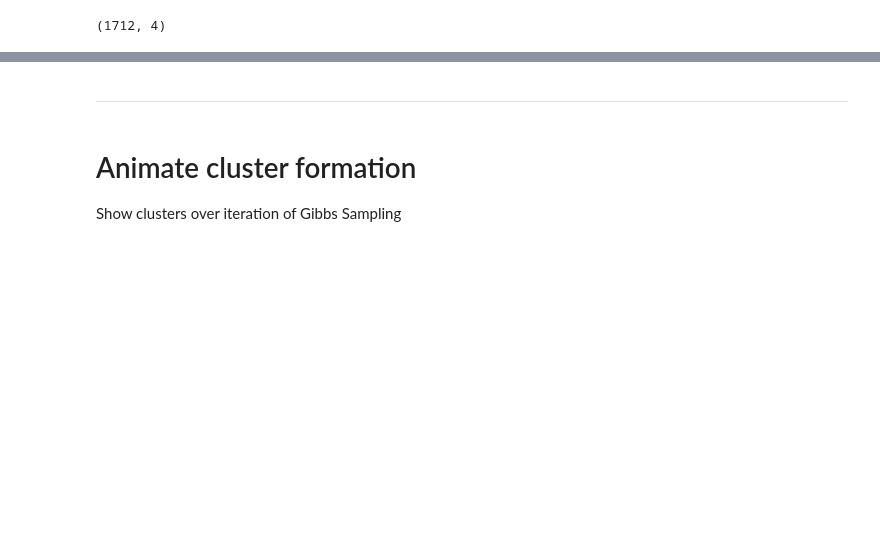
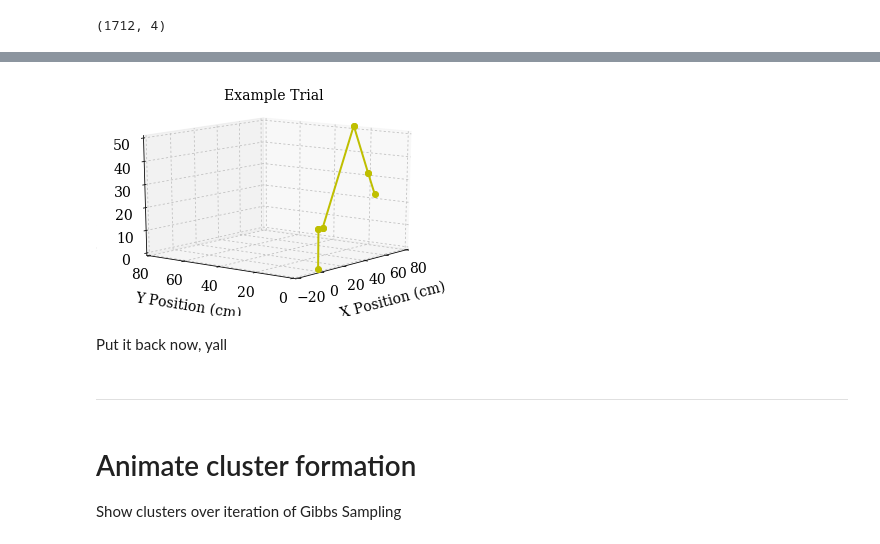
Before and after one commit to mitchallain/BeagleBone-excavator, a Jupyter notebook: jupyter/ML/task-learning.ipynb, the cells around one changed output, grey strips where cells are left out. Drawn from its saved outputs; the diff is of its cells as text; code cells hidden in the pictures; blank space fills up the shorter version.

```diff
--- a/jupyter/ML/task-learning.ipynb
+++ b/jupyter/ML/task-learning.ipynb
@@ -390,0 +576,4 @@ colors = ['b', 'g', 'r', 'y', 'm', 'c']
+# %%
+# Actions corresponding to the start of the action classes
+actions_condense_xyz = actions_xyz[indexes]
+actions_condense_xyz_smooth = actions_xyz_smooth[indexes]
@@ -412,0 +763,32 @@ anim = FuncAnimation(fig, update,
+# %%
+fig = plt.figure()
+ax = fig.gca(projection='3d')
+
+savefig_kw = {'pad_inches': 0.5}
+
+# for i in mode_set - set([101, 149]):
+#     trajectories.draw_exc(ax, states[i])
+
+def update(i):
+    plt.cla()
+    plt.title('Example Trial', family='serif', fontsize=14)
+#     ax.scatter(*np.split(subgoals_xyz.T, 3), s=100,
+#                c=[colors[mode_color[m] % 5] for m in mode_set])
+    excplt.draw_exc(ax, states[i])
+    excplt.orient_plot(ax)
+    plt.xlabel('X Position (cm)', family='serif', labelpad=15, fontsize=14)
+    plt.ylabel('Y Position (cm)', family='serif', labelpad=15, fontsize=14)
+    ax.set_zlabel('Z Position (cm)', family='serif', labelpad=10, fontsize=14)
+#     sg_label = int(modes[-1, i])
+#     ax.text(60, 60, 40, sg_label, color=colors[mode_color[modes[-1, i]] % 5])
+
+anim = FuncAnimation(fig, update,
+                     frames=np.arange(0, len(states), 10),
+                     interval=200)
+
+# plt.show()
+anim.save('figs/demo.gif', dpi=80, writer='imagemagick', savefig_kwargs=savefig_kw)
+# %% [output]
+[figure, added]
+# %% [markdown]
+Put it back now, yall
```
Also changed, not shown: parts of 112 cells of this notebook, 14 other files.
